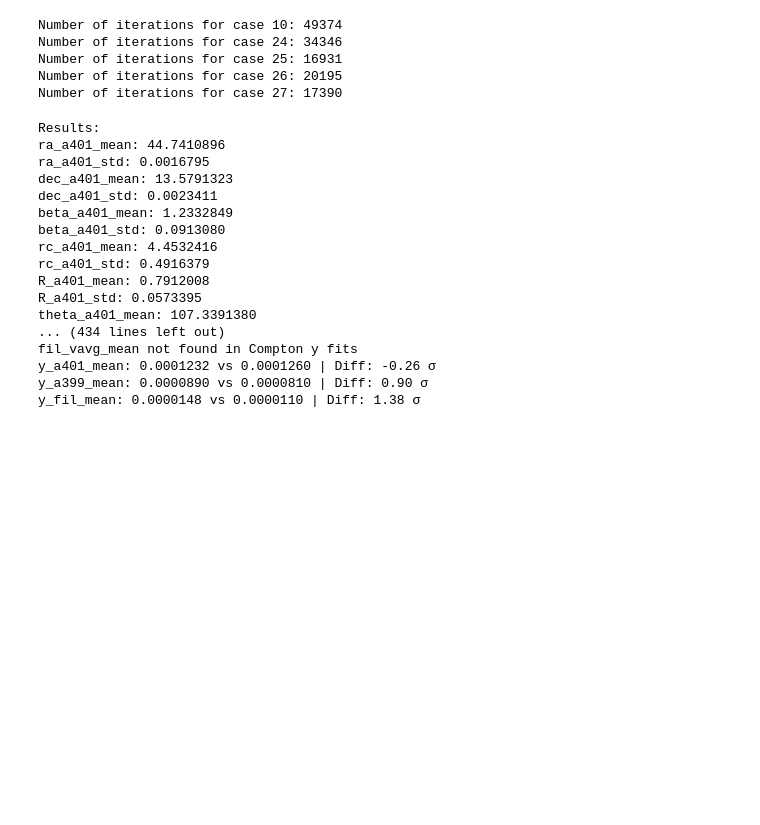
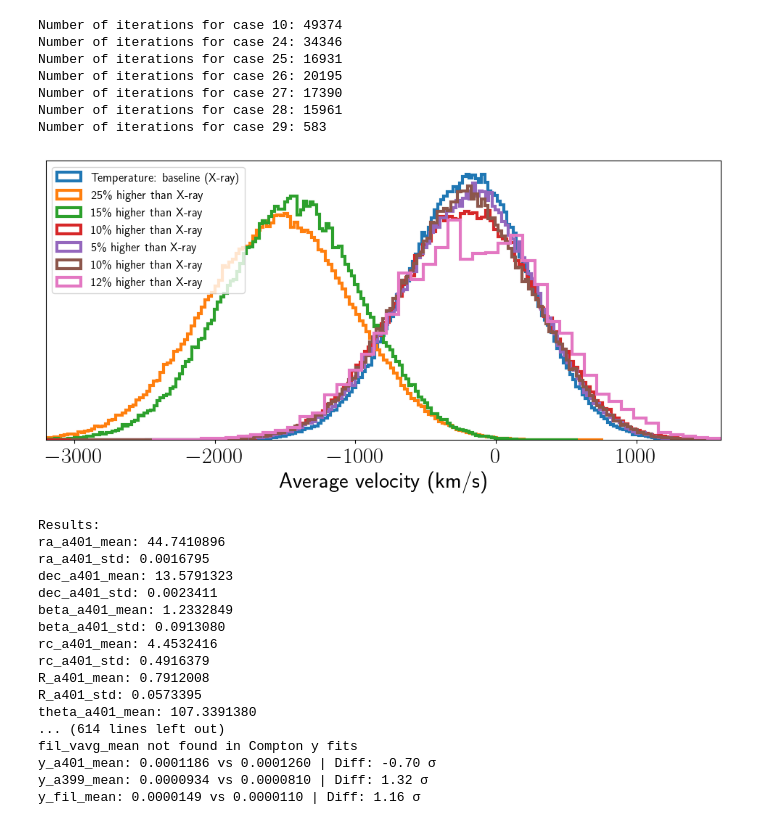
Before and after one commit to guanyilun/multi-freq-bridge, a Jupyter notebook: notebooks/result_compare.ipynb, the cells around one changed output. Cells and saved outputs as stored; diff of their text form; code cells hidden in the pictures; blank space fills up the shorter version.

```diff
--- a/notebooks/result_compare.ipynb
+++ b/notebooks/result_compare.ipynb
@@ -125,18 +125,46 @@ samples_case24 = emcee.backends.HDFBackend(case24).get_chain(discard=burnin, fla
 samples_case25 = emcee.backends.HDFBackend(case25).get_chain(discard=burnin, flat=True, thin=thin)
 samples_case26 = emcee.backends.HDFBackend(case26).get_chain(discard=burnin, flat=True, thin=thin)
 samples_case27 = emcee.backends.HDFBackend(case27).get_chain(discard=burnin, flat=True, thin=thin)
+samples_case28 = emcee.backends.HDFBackend(case28).get_chain(discard=10000, flat=True, thin=thin)
+samples_case29 = emcee.backends.HDFBackend(case29).get_chain(discard=200, flat=True, thin=thin)
+# samples_case30 = emcee.backends.HDFBackend(case30).get_chain(discard=1, flat=True, thin=thin)
 
 print("\nNumber of iterations for case 10: {:.0f}".format(samples_case10.shape[0] / emcee.backends.HDFBackend(case10).shape[0]))
 print("Number of iterations for case 24: {:.0f}".format(samples_case24.shape[0] / emcee.backends.HDFBackend(case24).shape[0]))
 print("Number of iterations for case 25: {:.0f}".format(samples_case25.shape[0] / emcee.backends.HDFBackend(case25).shape[0]))
 print("Number of iterations for case 26: {:.0f}".format(samples_case26.shape[0] / emcee.backends.HDFBackend(case26).shape[0]))
 print("Number of iterations for case 27: {:.0f}".format(samples_case27.shape[0] / emcee.backends.HDFBackend(case27).shape[0]))
+print("Number of iterations for case 28: {:.0f}".format(samples_case28.shape[0] / emcee.backends.HDFBackend(case28).shape[0]))
+print("Number of iterations for case 29: {:.0f}".format(samples_case29.shape[0] / emcee.backends.HDFBackend(case29).shape[0]))
+# print("Number of iterations for case 30: {:.0f}".format(samples_case30.shape[0] / emcee.backends.HDFBackend(case30).shape[0]))
 # %% [output]
 Number of iterations for case 10: 49374
 Number of iterations for case 24: 34346
 Number of iterations for case 25: 16931
 Number of iterations for case 26: 20195
 Number of iterations for case 27: 17390
+Number of iterations for case 28: 15961
+Number of iterations for case 29: 583
+# %%
+# average velocity histograms for each case
+plt.figure(figsize=(12, 5))
+plt.hist(samples_case10[:, param_indices['fil_vavg']], bins=200, alpha=1, label=case_labels[0], density=True, histtype='step', lw=3)
+plt.hist(samples_case24[:, param_indices['fil_vavg']], bins=200, alpha=1, label=case_labels[1], density=True, histtype='step', lw=3)
+plt.hist(samples_case25[:, param_indices['fil_vavg']], bins=200, alpha=1, label=case_labels[2], density=True, histtype='step', lw=3)
+plt.hist(samples_case26[:, param_indices['fil_vavg']], bins=200, alpha=1, label=case_labels[3], density=True, histtype='step', lw=3)
+plt.hist(samples_case27[:, param_indices['fil_vavg']], bins=200, alpha=1, label=case_labels[4], density=True, histtype='step', lw=3)
+plt.hist(samples_case28[:, param_indices['fil_vavg']], bins=200, alpha=1, label=case_labels[5], density=True, histtype='step', lw=3)
+plt.hist(samples_case29[:, param_indices['fil_vavg']], bins=50, alpha=1, label=case_labels[6], density=True, histtype='step', lw=3)
+plt.xlabel('Average velocity (km/s)')
+plt.legend(fontsize=12)
+plt.gca().set_yticks([])
+#plt.savefig("average_velocity_distributions.png", bbox_inches='tight')
+plt.xlim(-3200, 1600)
+plt.show()
+# Plotting the Compton y distributions for each case
+# Plot the Compton y distributions for each case
+# %% [output]
+[figure, added]
 # %%
 # Compton y fits
 # --- A401 ---
@@ -388,21 +416,27 @@ cases = [
     (samples_case24, "case24"),
     (samples_case25, "case25"),
     (samples_case26, "case26"),
-    (samples_case27, "case27")
+    (samples_case27, "case27"),
+    (samples_case28, "case28"),
+    (samples_case29, "case29")
 ]
 
 case_labels = ["Temperature: baseline (X-ray)",
                r"25\% higher",
                r"15\% higher",
                r"10\% higher",
-               r"5\% higher"]
+               r"5\% higher",
+               r"10\% higher",
+               r"12\% higher"]
 
 configs = [
     "/home/gill/research/ACT/multi-freq-bridge/configs/case10_ajay.yaml",
     "/home/gill/research/ACT/multi-freq-bridge/configs/case24_ajay.yaml",
     "/home/gill/research/ACT/multi-freq-bridge/configs/case25_ajay.yaml",
     "/home/gill/research/ACT/multi-freq-bridge/configs/case26_ajay.yaml",
-    "/home/gill/research/ACT/multi-freq-bridge/configs/case27_ajay.yaml"
+    "/home/gill/research/ACT/multi-freq-bridge/configs/case27_ajay.yaml",
+    "/home/gill/research/ACT/multi-freq-bridge/configs/case28_ajay.yaml",
+    "/home/gill/research/ACT/multi-freq-bridge/configs/case29_ajay.yaml"
 ]
 
 a401_y_vector_case10, a399_y_vector_case10, fil_y_vector_case10 = result_comparer(samples_case10, compton_y_fits, param_indices, configs[0])
@@ -410,6 +444,8 @@ a401_y_vector_case24, a399_y_vector_case24, fil_y_vector_case24 = result_compare
 a401_y_vector_case25, a399_y_vector_case25, fil_y_vector_case25 = result_comparer(samples_case25, compton_y_fits, param_indices, configs[2])
 a401_y_vector_case26, a399_y_vector_case26, fil_y_vector_case26 = result_comparer(samples_case26, compton_y_fits, param_indices, configs[3])
 a401_y_vector_case27, a399_y_vector_case27, fil_y_vector_case27 = result_comparer(samples_case27, compton_y_fits, param_indices, configs[4])
+a401_y_vector_case28, a399_y_vector_case28, fil_y_vector_case28 = result_comparer(samples_case28, compton_y_fits, param_indices, configs[5])
+a401_y_vector_case29, a399_y_vector_case29, fil_y_vector_case29 = result_comparer(samples_case29, compton_y_fits, param_indices, configs[6])
 # %% [output]
 Results:
 ra_a401_mean: 44.7410896
@@ -423,11 +459,11 @@ rc_a401_std: 0.4916379
 R_a401_mean: 0.7912008
 R_a401_std: 0.0573395
 theta_a401_mean: 107.3391380
-... (434 lines left out)
+... (614 lines left out)
 fil_vavg_mean not found in Compton y fits
-y_a401_mean: 0.0001232 vs 0.0001260 | Diff: -0.26 σ
-y_a399_mean: 0.0000890 vs 0.0000810 | Diff: 0.90 σ
-y_fil_mean: 0.0000148 vs 0.0000110 | Diff: 1.38 σ
+y_a401_mean: 0.0001186 vs 0.0001260 | Diff: -0.70 σ
+y_a399_mean: 0.0000934 vs 0.0000810 | Diff: 1.32 σ
+y_fil_mean: 0.0000149 vs 0.0000110 | Diff: 1.16 σ
 # %%
 # plot the y distributions for each case
 case_labels = ["Temperature: baseline (X-ray)",
```
Also changed, not shown: parts of 7 cells of this notebook, 4 other files.
